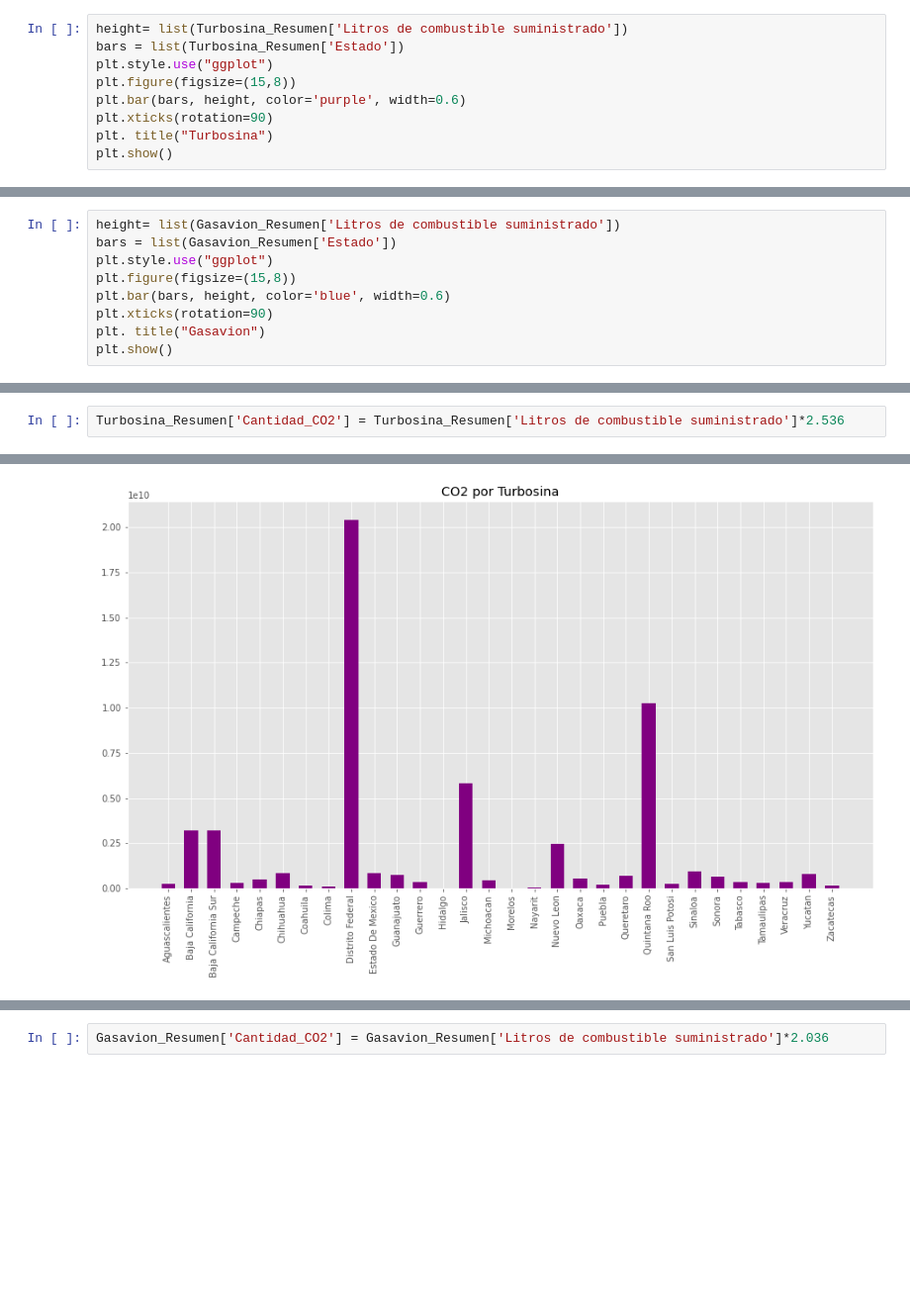
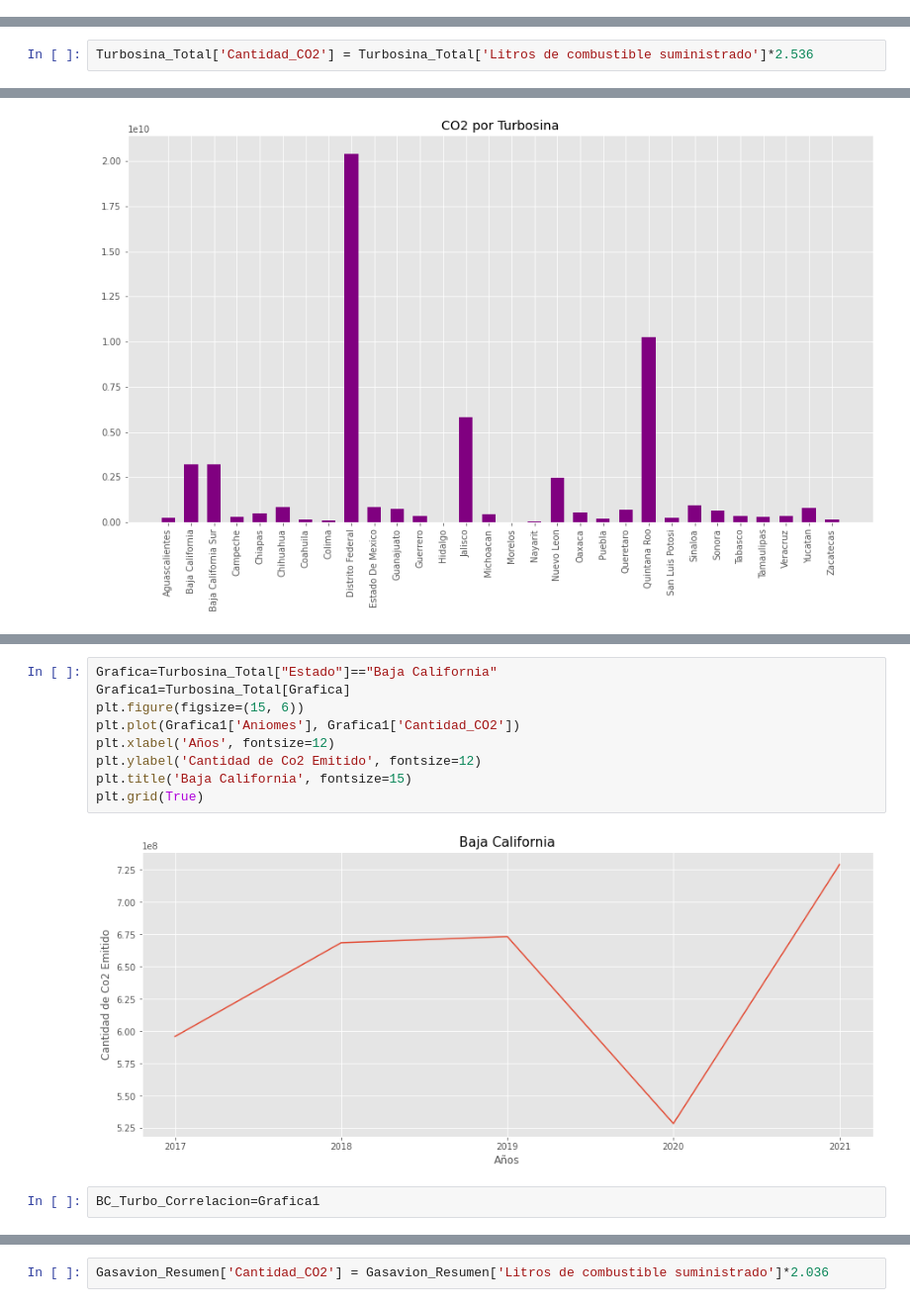
Before and after one commit to KarlaBalog/Proyecto_ASE, a Jupyter notebook: ASE.ipynb, the cells around one changed output, grey strips where cells are left out. Shown at 99% size. Cells and saved outputs as stored; diff of their text form; blank space fills up the shorter version.

```diff
--- a/ASE.ipynb
+++ b/ASE.ipynb
@@ -2621,9 +2622,0 @@ Primeras Gráficas que nos dan un leve acercamiento a la cantidad de combustible
-# %%
-height= list(Turbosina_Resumen['Litros de combustible suministrado'])
-bars = list(Turbosina_Resumen['Estado'])
-plt.style.use("ggplot")
-plt.figure(figsize=(15,8))
-plt.bar(bars, height, color='purple', width=0.6)
-plt.xticks(rotation=90)
-plt. title("Turbosina")
-plt.show()
@@ -2632,9 +2622,0 @@ plt.show()
-# %%
-height= list(Gasavion_Resumen['Litros de combustible suministrado'])
-bars = list(Gasavion_Resumen['Estado'])
-plt.style.use("ggplot")
-plt.figure(figsize=(15,8))
-plt.bar(bars, height, color='blue', width=0.6)
-plt.xticks(rotation=90)
-plt. title("Gasavion")
-plt.show()
@@ -2643,5 +2626,5 @@ plt.show()
 # %%
-Turbosina_Resumen['Cantidad_CO2'] = Turbosina_Resumen['Litros de combustible suministrado']*2.536
+Turbosina_Total['Cantidad_CO2'] = Turbosina_Total['Litros de combustible suministrado']*2.536
 # %%
 height= list(Turbosina_Resumen['Cantidad_CO2'])
 bars = list(Turbosina_Resumen['Estado'])
@@ -2655,0 +2651,13 @@ plt.show()
+# %%
+Grafica=Turbosina_Total["Estado"]=="Baja California"
+Grafica1=Turbosina_Total[Grafica]
+plt.figure(figsize=(15, 6))
+plt.plot(Grafica1['Aniomes'], Grafica1['Cantidad_CO2'])
+plt.xlabel('Años', fontsize=12)
+plt.ylabel('Cantidad de Co2 Emitido', fontsize=12)
+plt.title('Baja California', fontsize=15)
+plt.grid(True)
+# %% [output]
+[figure, added]
+# %%
+BC_Turbo_Correlacion=Grafica1
```
Also changed, not shown: parts of 43 cells of this notebook.
